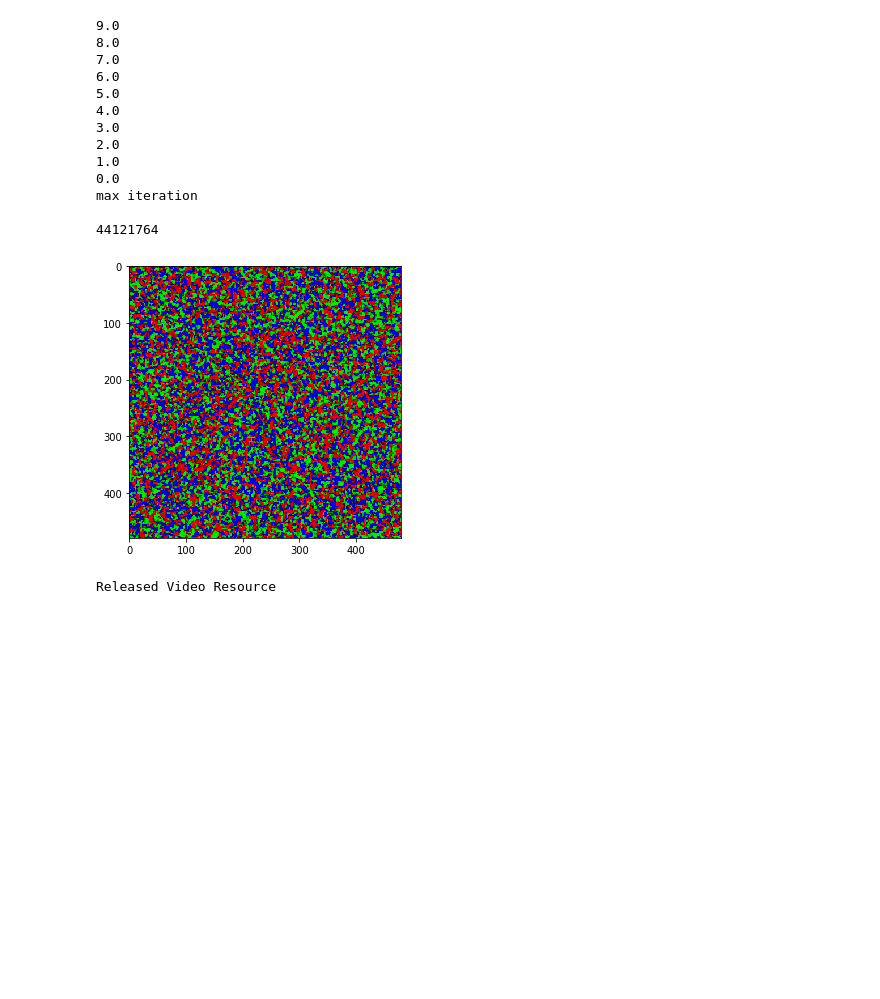
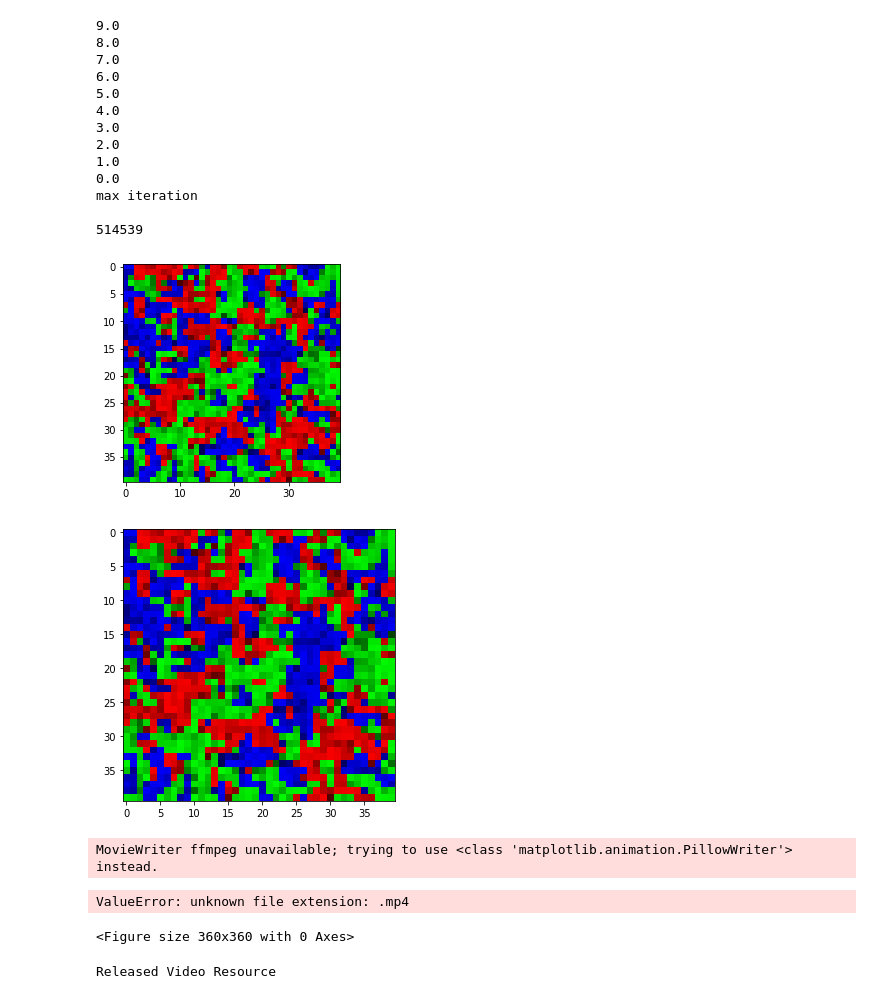
Before and after one commit to Lucaserf/CVlocalSearch, a Jupyter notebook: CVlocalSearch.ipynb, the cells around one changed output. Saved outputs shown, nothing was run; the diff lists cells and outputs as text; code cells hidden in the pictures; blank space fills up the shorter version.

```diff
--- a/CVlocalSearch.ipynb
+++ b/CVlocalSearch.ipynb
@@ -1,13 +1,13 @@
 # %%
-import cv2
 import numpy as np
 from matplotlib import pyplot as plt
+from matplotlib import animation as an
 import copy
 %matplotlib inline
 
 #creation of the initial image
 operator_dim = 2
-image_dim = operator_dim*240
+image_dim = operator_dim*20
 min_color = 50
 max_color = 250
 random_colored_image = np.array(min_color + (max_color-min_color)*np.random.random((image_dim,image_dim,3)),dtype = 'uint8')
@@ -209,12 +179,7 @@ def exchange(image,coordinates):
 # %%
 #hill climbing for k_exchange
 def hill_climbing_k_exchange(max_iterations,good_value,neighbour_dimension,k,image):
-    #video generation
-#    fourcc = cv2.VideoWriter_fourcc(*'DIVX')
-#     # N.B. we need to specify the correct width and height of the frames otherwise we will not be able to reproduce the video
-#     out = cv2.VideoWriter('output.avi', fourcc, 24, (image_dim,image_dim))
-    fourcc = cv2.VideoWriter_fourcc(*'FFV1')
-    out = cv2.VideoWriter('out.avi',fourcc, 5000000/30, (image_dim,image_dim))
+    video = []
     i = 0
     stop = False
     best = fitness(image)
@@ -234,11 +199,9 @@ def hill_climbing_k_exchange(max_iterations,good_value,neighbour_dimension,k,ima
             if candidate < best:
                 best = candidate
                 best_image = np.copy(image)
-                out.write(cv2.cvtColor(image, cv2.COLOR_BGR2RGB))
+                video.append([plt.imshow(best_image,animated = True)])
                 stop = False
                 break
-
-    out.release()
     if best < good_value:
         print('better than good value')
     elif i>max_iterations:
@@ -251,7 +214,7 @@ def hill_climbing_k_exchange(max_iterations,good_value,neighbour_dimension,k,ima
     plt.figure(figsize=(5,5))
     plt.imshow(best_image)
     plt.show()
-    return best_image
+    return best_image, video
 # %%
 #hill climbing for manhattan distance
 def hill_climbing_manhattan(max_iterations,good_value,distance,image):
@@ -297,26 +260,34 @@ def hill_climbing_manhattan(max_iterations,good_value,distance,image):
     plt.show()
     return best_image
 # %%
-max_iterations = 5000000
+max_iterations = 5000
 good_value = 100
-k = 1
+k = 2
 neighbourhood = int(max_iterations/10)
-best_image = hill_climbing_k_exchange(max_iterations,good_value,neighbourhood,k,random_colored_image)
+best_image,video = hill_climbing_k_exchange(max_iterations,good_value,neighbourhood,k,random_colored_image)
+
+fig = plt.figure(figsize=(5,5))
+anim = an.ArtistAnimation(fig,video)
+anim.save('video.mp4')
 # %% [output]
 9.0
 8.0
 7.0
 6.0
 5.0
 4.0
 3.0
 2.0
 1.0
 0.0
 max iteration
 
-44121764
+514539
-[figure, old version]
+[figure, new version]
+[figure, added]
+MovieWriter ffmpeg unavailable; trying to use <class 'matplotlib.animation.PillowWriter'> instead.
+ValueError: unknown file extension: .mp4
+<Figure size 360x360 with 0 Axes>
 # %%
 max_iterations = 10000
 good_value = 100
```
Also changed, not shown: parts of 4 cells of this notebook, 1 other file.
